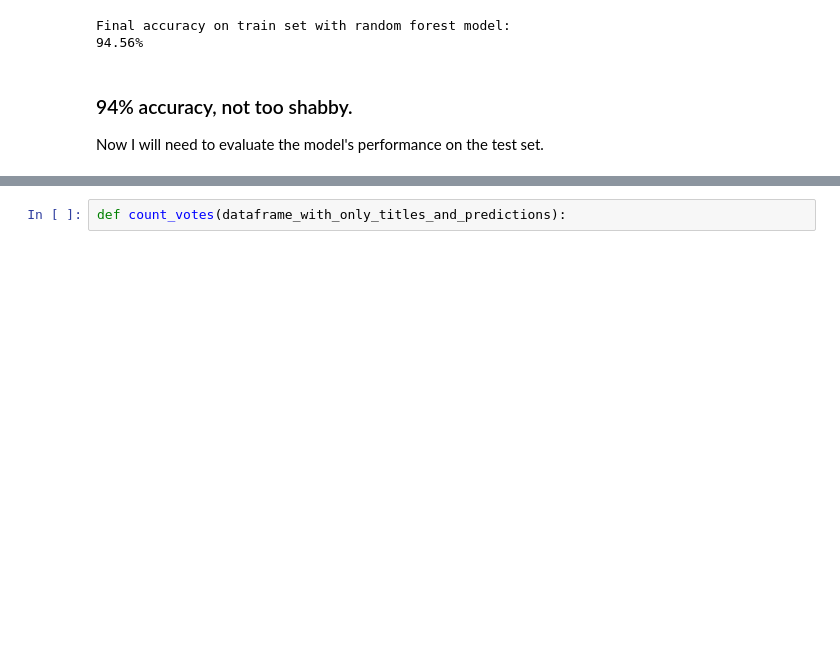
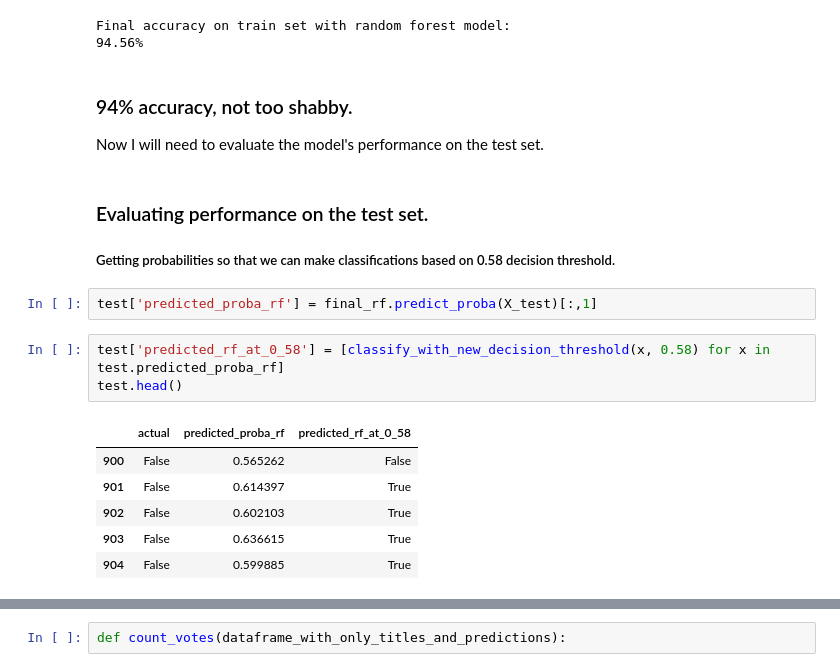
Before and after one commit to matthewzapata/twitter-trigger-warnings, a Jupyter notebook: trigger_warnings.ipynb, the cells around one changed output, grey strips where cells are left out. Saved outputs shown, nothing was run; the diff lists cells and outputs as text; blank space fills up the shorter version.

```diff
--- a/trigger_warnings.ipynb
+++ b/trigger_warnings.ipynb
@@ -2099,3 +2089,19 @@ Final accuracy on train set with random forest model:
 # %% [markdown]
 ### 94% accuracy, not too shabby.
 Now I will need to evaluate the model's performance on the test set.
+# %% [markdown]
+### Evaluating performance on the test set.
+
+##### Getting probabilities so that we can make classifications based on 0.58 decision threshold.
+# %%
+test['predicted_proba_rf'] = final_rf.predict_proba(X_test)[:,1]
+# %%
+test['predicted_rf_at_0_58'] = [classify_with_new_decision_threshold(x, 0.58) for x in test.predicted_proba_rf]
+test.head()
+# %% [output]
+|  | actual | predicted_proba_rf | predicted_rf_at_0_58 |
+| 900 | False | 0.565262 | False |
+| 901 | False | 0.614397 | True |
+| 902 | False | 0.602103 | True |
+| 903 | False | 0.636615 | True |
+| 904 | False | 0.599885 | True |
```
Also changed, not shown: parts of 14 cells of this notebook.
